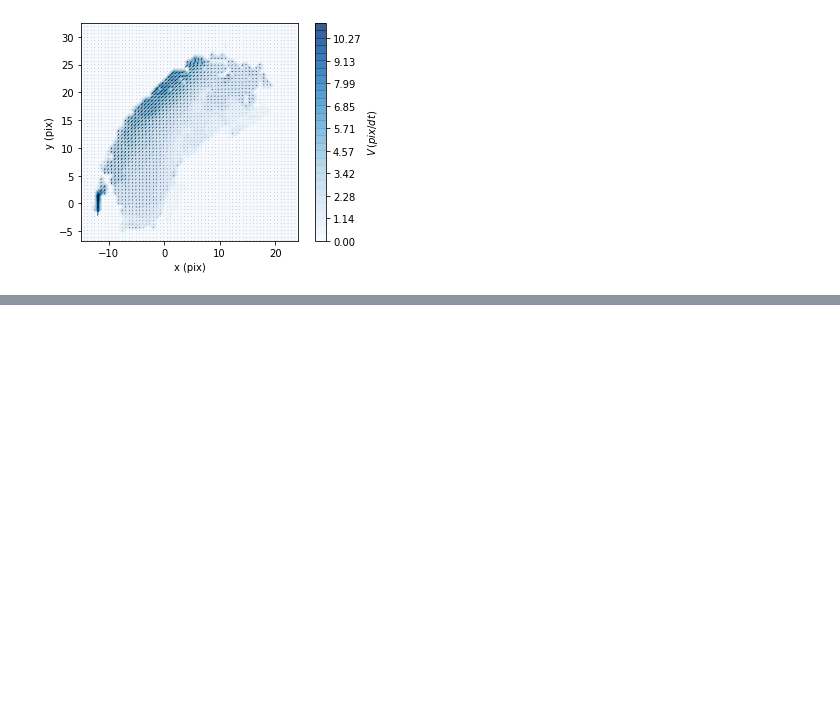
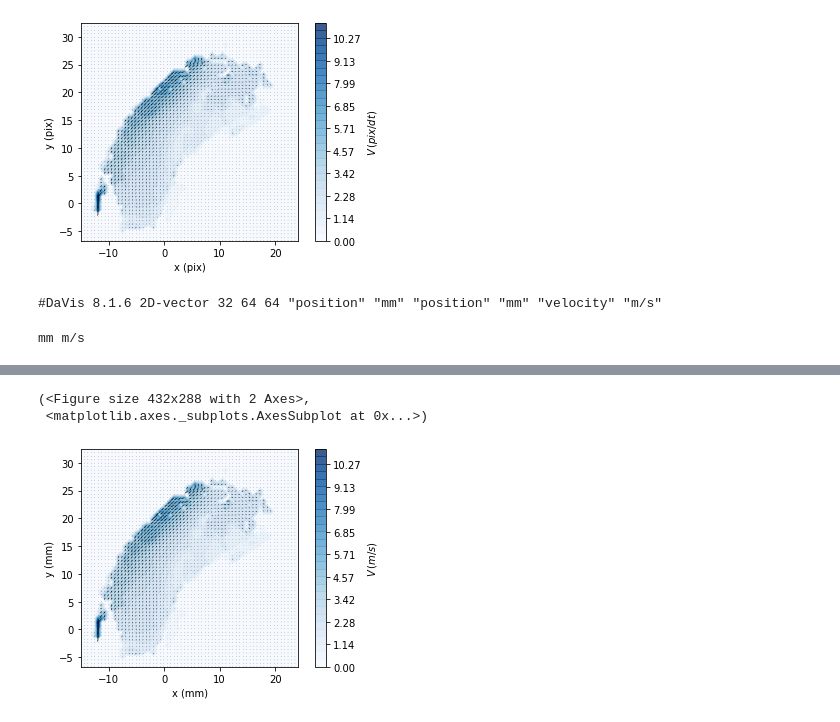
Before and after one commit to alexlib/pivpy, a Jupyter notebook: examples/notebooks/test_4columns.ipynb, the cells around one changed output, grey strips where cells are left out. Drawn from its saved outputs; the diff is of its cells as text; code cells hidden in the pictures; blank space fills up the shorter version.

Commit message:
added units

```diff
--- a/examples/notebooks/test_4columns.ipynb
+++ b/examples/notebooks/test_4columns.ipynb
@@ -62,3 +62,36 @@ d = io.from_arrays(x1,y1,u1,v1,np.ones_like(u1))
 graphics.quiver(d.isel(t=0));
 # %% [output]
 [figure]
+# %%
+def parse_header_davis816(filename):
+
+    with open(filename) as f:
+        header = f.readline() #header
+
+    indp = header.find('"position"')+10
+    indv = header.find('"velocity"')+10
+
+    ind1 = header[indp:].find('"')
+    ind2 = header[indp+ind1+1:].find('"')
+    lUnits = header[indp+ind1+1:indp+ind1+ind2+1]
+
+    ind1 = header[indv:].find('"')
+    ind2 = header[indv+ind1+1:].find('"')
+    velUnits = header[indv+ind1+1:indv+ind1+ind2+1]
+
+    return (lUnits, velUnits)
+# %%
+print(header)
+# %% [output]
+#DaVis 8.1.6 2D-vector 32 64 64 "position" "mm" "position" "mm" "velocity" "m/s"
+# %%
+len_units,vel_units = parse_header_davis816(filename)
+# %%
+print(len_units,vel_units)
+# %% [output]
+mm m/s
+# %%
+d.attrs['units'] = [len_units, len_units, vel_units, vel_units]
+# %%
+graphics.quiver(d)
+# %% [output]
@@ -64,0 +99,3 @@ graphics.quiver(d.isel(t=0));
+(<Figure size 432x288 with 2 Axes>,
+ <matplotlib.axes._subplots.AxesSubplot at 0x...>)
+[figure, added]
```
Also changed, not shown: parts of 1 cell of this notebook.
